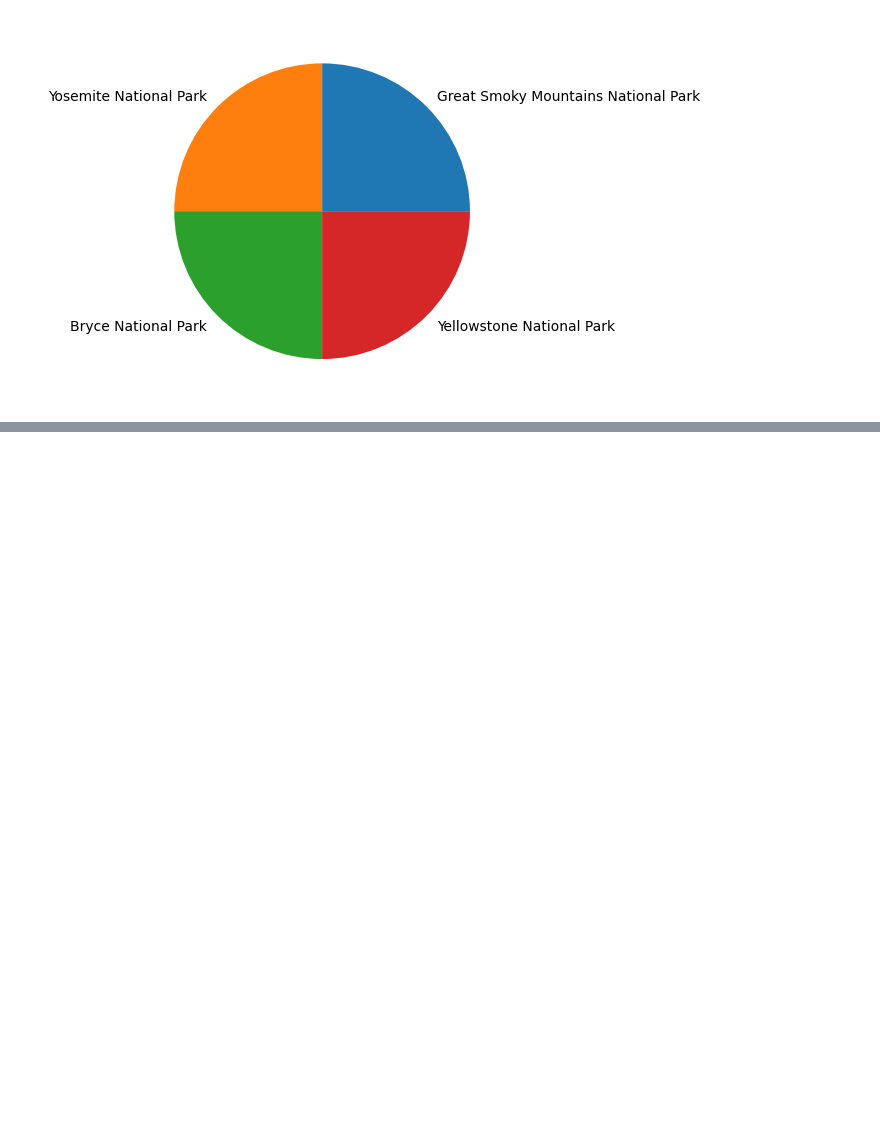
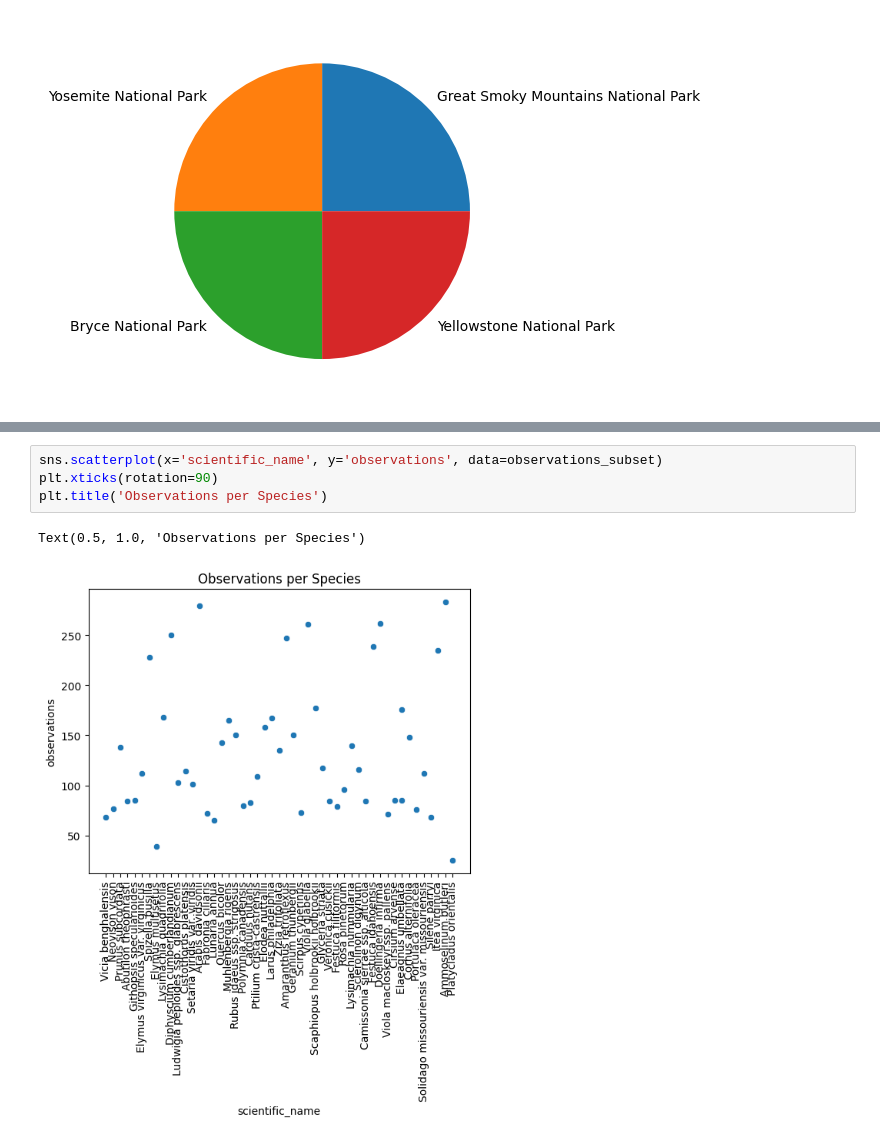
Before and after one commit to Nelderingg/Python, a Jupyter notebook: biodiversity/biodiversity.ipynb, the cells around one changed output, grey strips where cells are left out. Drawn from its saved outputs; the diff is of its cells as text; blank space fills up the shorter version.

```diff
--- a/biodiversity/biodiversity.ipynb
+++ b/biodiversity/biodiversity.ipynb
@@ -51,0 +63,7 @@ plt.show()
+# %%
+sns.scatterplot(x='scientific_name', y='observations', data=observations_subset)
+plt.xticks(rotation=90)
+plt.title('Observations per Species')
+# %% [output]
+Text(0.5, 1.0, 'Observations per Species')
+[figure, added]
```
Also changed, not shown: parts of 3 cells of this notebook.
